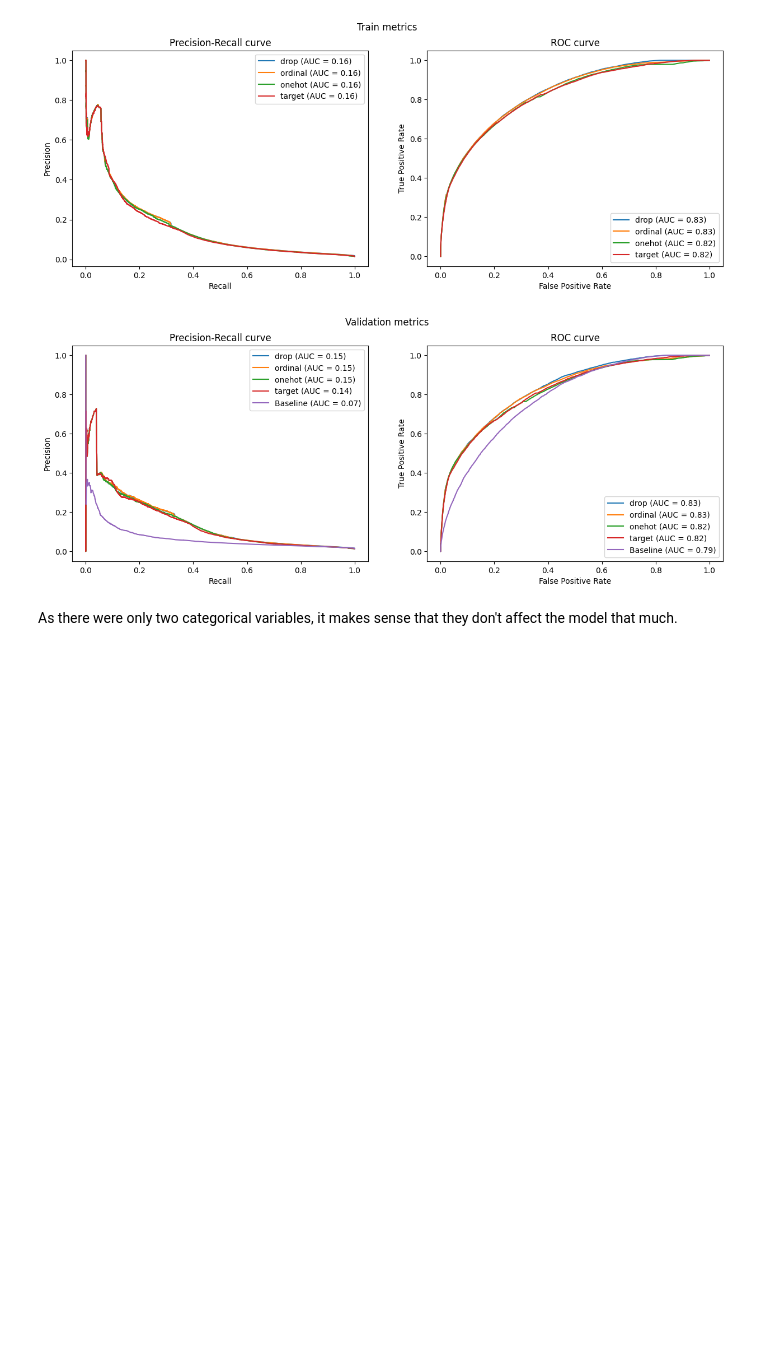
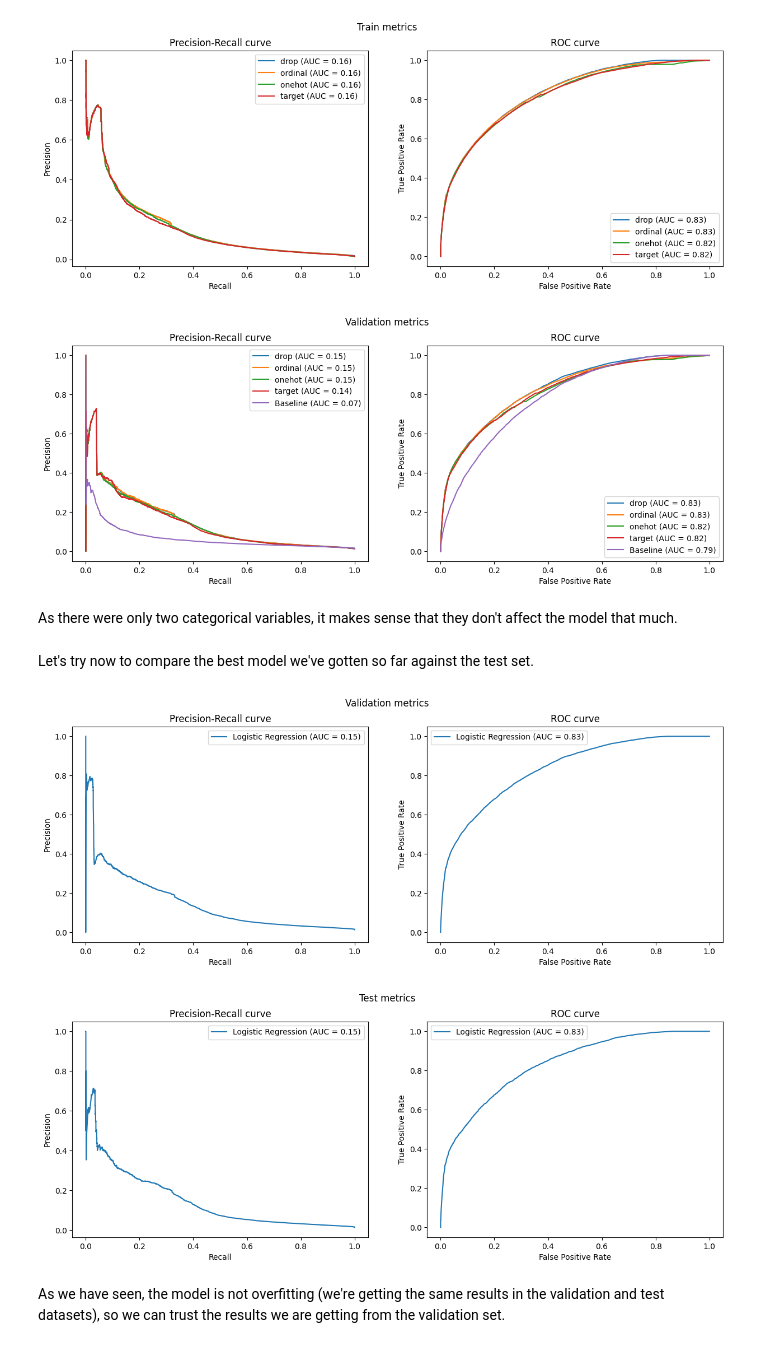
Before and after one commit to Alejandro-Andreo/zrive-ds, a Jupyter notebook: src/module_3/groceries_model.ipynb, the cells around one changed output. Saved outputs shown, nothing was run; the diff lists cells and outputs as text; code cells hidden in the pictures; blank space fills up the shorter version.

```diff
--- a/src/module_3/groceries_model.ipynb
+++ b/src/module_3/groceries_model.ipynb
@@ -389,11 +454,15 @@ vendor has 264 unique values
 from sklearn.preprocessing import OneHotEncoder, OrdinalEncoder, TargetEncoder
 from sklearn.decomposition import PCA
 from sklearn.compose import ColumnTransformer
+
 categorical_preprocessors = [
     ("drop", "drop"),
     ("ordinal", OrdinalEncoder(handle_unknown="use_encoded_value", unknown_value=-1)),
-    ("onehot", OneHotEncoder(handle_unknown="ignore",max_categories=15, sparse_output=False)),
-    ("target", TargetEncoder(target_type = "continuous")),
+    (
+        "onehot",
+        OneHotEncoder(handle_unknown="ignore", max_categories=15, sparse_output=False),
+    ),
+    ("target", TargetEncoder(target_type="continuous")),
 ]
 
 fig1, ax1 = plt.subplots(1, 2, figsize=(15, 5))
@@ -407,14 +476,14 @@ for name, categorical_preprocessor in categorical_preprocessors:
     preprocessor = ColumnTransformer(
         transformers=[
             ("num", "passthrough", important_cols),
-            ("cat", categorical_preprocessor, categorical_cols)
+            ("cat", categorical_preprocessor, categorical_cols),
         ]
     )
     lr = Pipeline(
         steps=[
             ("preprocessor", preprocessor),
             ("scaler", StandardScaler()),
-            ("classifier", LogisticRegression(penalty="l2", C=1e-6))
+            ("classifier", LogisticRegression(penalty="l2", C=1e-6)),
         ]
     )
     lr.fit(X_train[extended_cols], y_train)
@@ -422,9 +491,37 @@ for name, categorical_preprocessor in categorical_preprocessors:
     plot_metrics(name, y_pred=train_proba, y_test=y_train, figure=(fig1, ax1))
     val_proba = lr.predict_proba(X_val[extended_cols])[:, 1]
     plot_metrics(name, val_proba, y_val, figure=(fig2, ax2))
-plot_metrics(f"Baseline", y_pred=val_df["global_popularity"], y_test=val_df[target], figure=(fig2, ax2))
+plot_metrics(
+    f"Baseline",
+    y_pred=val_df["global_popularity"],
+    y_test=val_df[target],
+    figure=(fig2, ax2),
+)
 # %% [output]
 [figure]
 [figure]
 # %% [markdown]
 As there were only two categorical variables, it makes sense that they don't affect the model that much.
+# %% [markdown]
+Let's try now to compare the best model we've gotten so far against the test set.
+# %%
+fig1, ax1 = plt.subplots(1, 2, figsize=(15, 5))
+fig1.suptitle("Validation metrics")
+
+fig2, ax2 = plt.subplots(1, 2, figsize=(15, 5))
+fig2.suptitle("Test metrics")
+lr = Pipeline(
+    steps=[("scaler", StandardScaler()), ("classifier", LogisticRegression())]
+)
+lr.fit(X_train[important_cols], y_train)
+val_proba = lr.predict_proba(X_val[important_cols])[:, 1]
+plot_metrics("Logistic Regression", val_proba, y_val, figure=(fig1, ax1))
+test_proba = lr.predict_proba(X_test[important_cols])[:, 1]
+plot_metrics(
+    "Logistic Regression", y_pred=test_proba, y_test=y_test, figure=(fig2, ax2)
+)
+# %% [output]
+[figure, added]
+[figure, added]
+# %% [markdown]
+As we have seen, the model is not overfitting (we're getting the same results in the validation and test datasets), so we can trust the results we are getting from the validation set.
```
Also changed, not shown: parts of 15 cells of this notebook, 5 other files.
